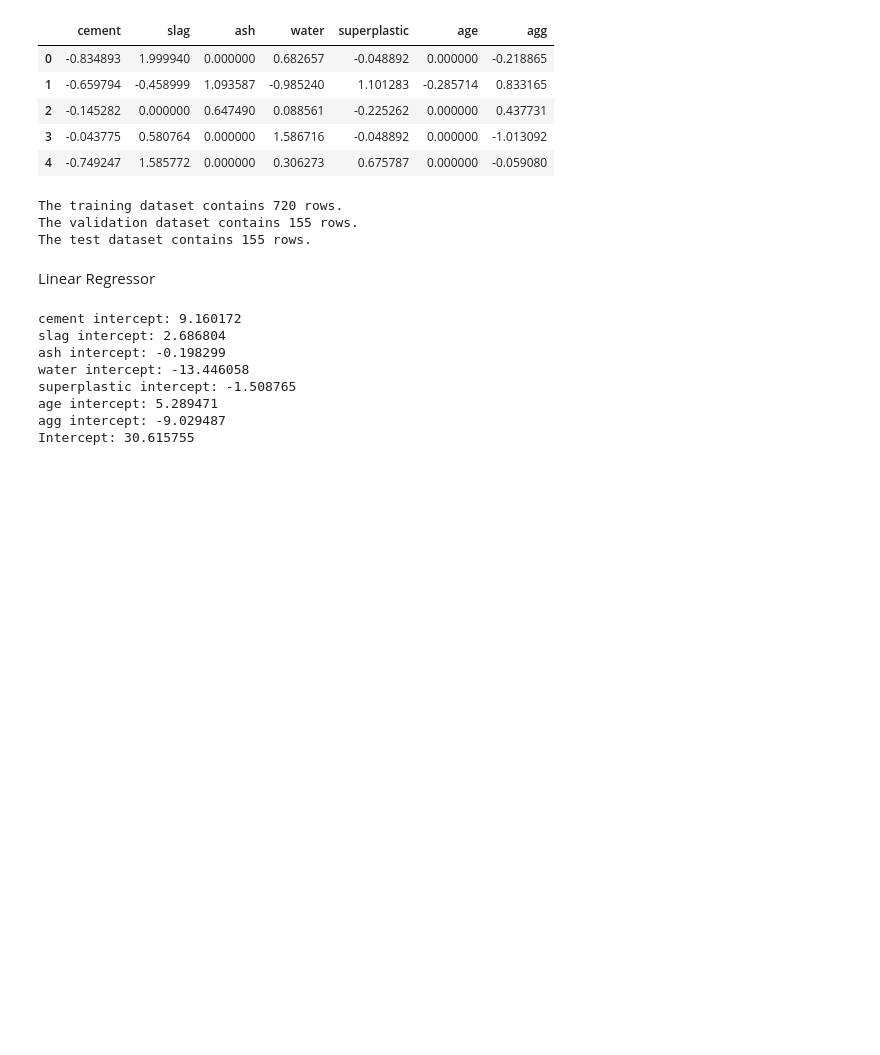
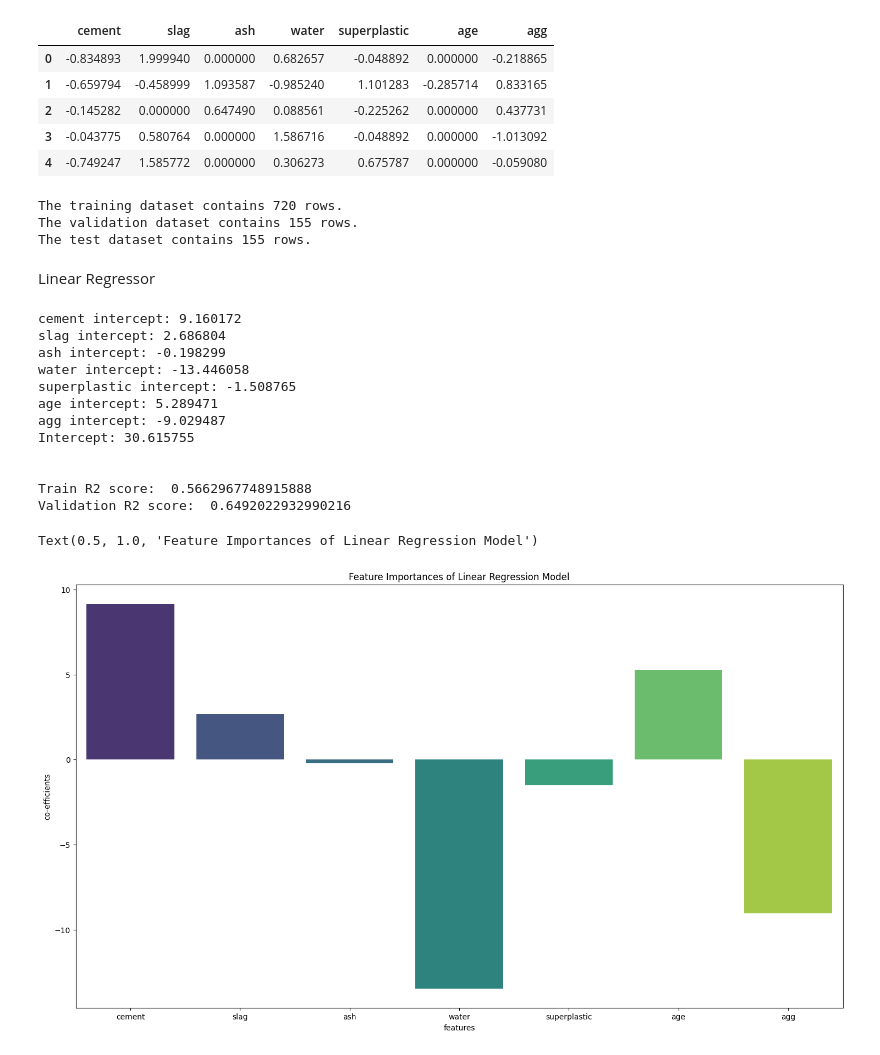
Before and after one commit to ayushipradhan30/AIML-mini-projects, a Jupyter notebook: Featurization,_Model_Selection_&_Tuning.ipynb, the cells around one changed output. Drawn from its saved outputs; the diff is of its cells as text; code cells hidden in the pictures; blank space fills up the shorter version.

```diff
--- a/Featurization,_Model_Selection_&_Tuning.ipynb
+++ b/Featurization,_Model_Selection_&_Tuning.ipynb
@@ -304,6 +306,14 @@ coef = lr.coef_
 for i, col_name in enumerate(x_train.columns):
   print("%s intercept: %f" %(col_name, coef[i]))
 print("Intercept: %f" %(lr.intercept_))
+
+y_pred_tr = lr.predict(x_train)
+y_pred_val = lr.predict(x_val)
+
+tr_score = r2_score(y_train, y_pred_tr)
+val_score = r2_score(y_val, y_pred_val)
+print('\n\nTrain R2 score: ', tr_score)
+print('Validation R2 score: ', val_score)
 # %% [output]
 cement intercept: 9.160172
 slag intercept: 2.686804
@@ -313,3 +323,18 @@ superplastic intercept: -1.508765
 age intercept: 5.289471
 agg intercept: -9.029487
 Intercept: 30.615755
+
+
+Train R2 score:  0.5662967748915888
+Validation R2 score:  0.6492022932990216
+# %%
+coef = pd.DataFrame(lr.coef_.ravel())
+coef['features'] = x_train.columns
+plt.figure(figsize = (18, 10))
+sns.barplot(x = 'features', y = 0, data = coef, palette = 'viridis')
+plt.ylabel('co-efficients')
+plt.xlabel('features')
+plt.title('Feature Importances of Linear Regression Model')
+# %% [output]
+Text(0.5, 1.0, 'Feature Importances of Linear Regression Model')
+[figure, added]
```
Also changed, not shown: parts of 1 cell of this notebook.
